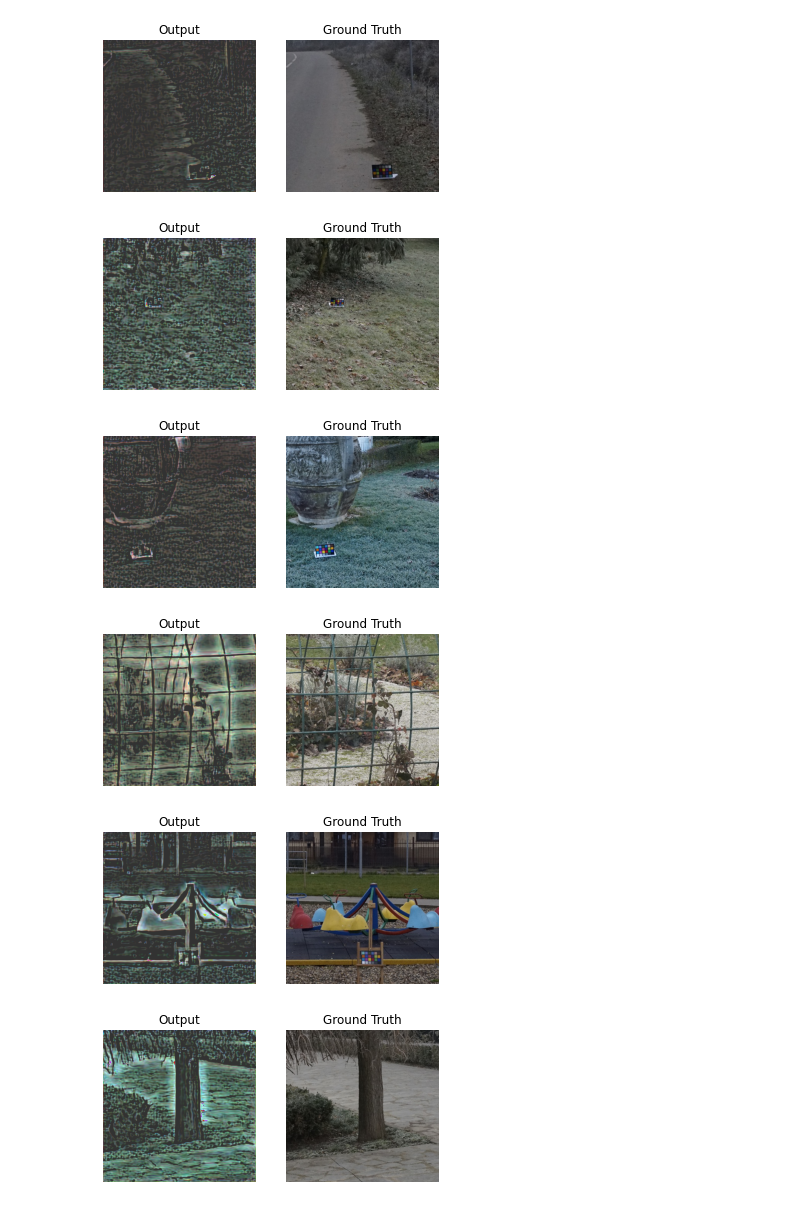
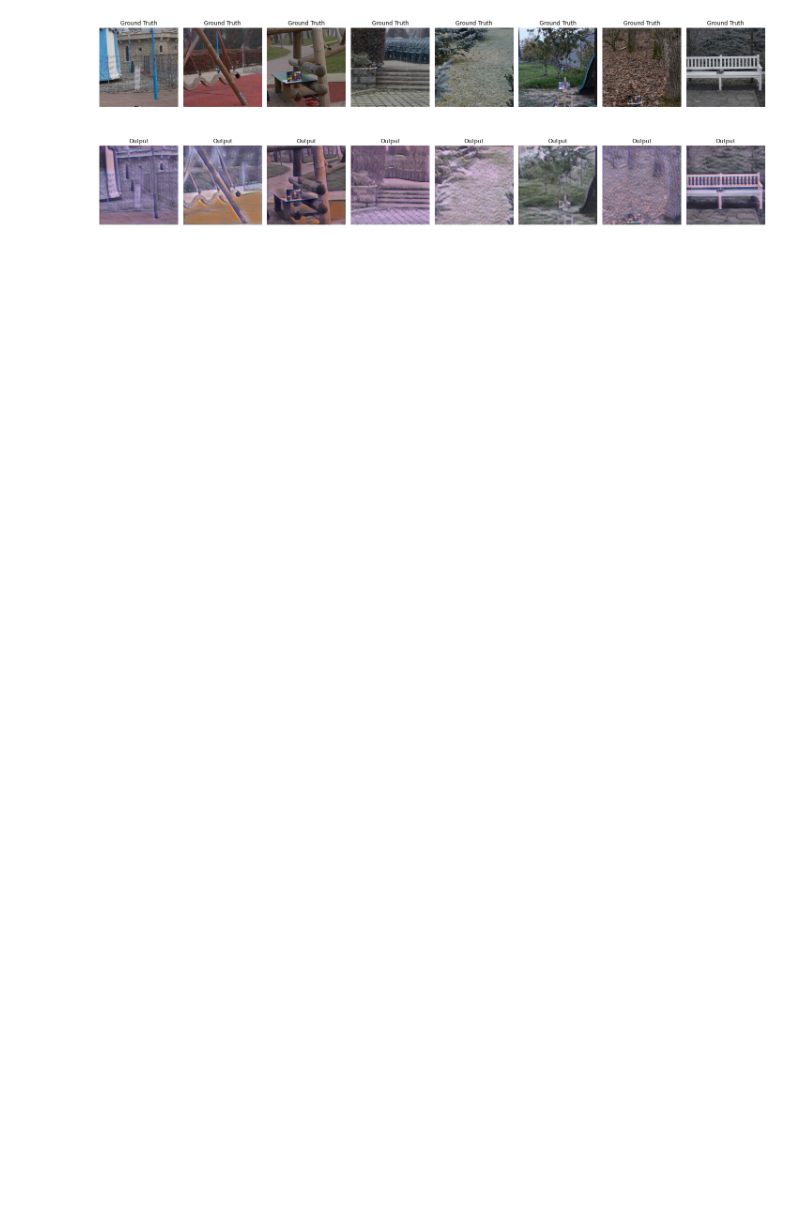
Before and after one commit to devingarg/image-dehazing, a Jupyter notebook: autoencoder_dehazing.ipynb, the cells around one changed output. Drawn from its saved outputs; the diff is of its cells as text; code cells hidden in the pictures; blank space fills up the shorter version.

Commit message:
data augmentation; fixed transforms
- added batchnorm to the network

```diff
--- a/autoencoder_dehazing.ipynb
+++ b/autoencoder_dehazing.ipynb
@@ -126,14 +182,17 @@ class OHaze(Dataset):
 # %%
-
 transform = transforms.Compose([
     transforms.ToTensor(),
     transforms.CenterCrop(400),
     transforms.Normalize(mean=[0.485, 0.456, 0.406], std=[0.229, 0.224, 0.225])
 ])
 
-train_dataset = OHaze("ohaze", mode="train", transform=transform)
-test_dataset = OHaze("ohaze", mode="test", transform=transform)
+target_transform = transforms.Compose([
+    transforms.ToTensor(),
+    transforms.CenterCrop(400),
+])
 
+train_dataset = OHaze("ohaze/train/hazy/output", transform=[transform, target_transform])
+test_dataset = OHazeTest("ohaze/test", transform=[transform, target_transform])
 
-train_loader = DataLoader(train_dataset, batch_size=8, shuffle=True)
-test_loader = DataLoader(test_dataset, batch_size=8)
+train_loader = DataLoader(train_dataset, batch_size=8, shuffle=True, num_workers=4, persistent_workers=True)
+test_loader = DataLoader(test_dataset, batch_size=8,  shuffle=False)
@@ -161 +227,4 @@ Sequential(
+# %%
+learning_rate = 1e-3
+optimizer = optim.Adam(model.parameters(), lr=learning_rate)
 # %%
@@ -215,48 +280,56 @@ with torch.no_grad():
 
         # Forward pass
         outputs = model(images)
 
         # Convert the outputs and targets to numpy arrays
         outputs_np = outputs.cpu().numpy()
         targets_np = targets.numpy()
 
 
         batch_size = outputs.shape[0]
 
+        fig, axs = plt.subplots(2, batch_size, figsize=(20, 8))
+
         for i in range(batch_size):
-            # Plot the results
-            fig, axs = plt.subplots(1, 2)
 
-#             out_range = (np.max(outputs_np[0]), np.min(outputs_np[0]))
-#             print(out_range)
+#             fig, axs = plt.subplots(1, 2)
 
             # get channel-wise max
             maxes = []
             for c in range(3):
                 maxes.append(outputs_np[i][c].max())
             maxes = np.array(maxes)
 
             # normalize using max values
             for c in range(3):
-
                 outputs_np[i][c] /= maxes[c]
             outputs_np[i] *= 255
 
             output = outputs_np[i].astype("uint8")
 
-            axs[0].imshow((output+50).transpose(1, 2, 0))
-            axs[0].set_title("Output")
-            axs[0].axis("off")
+            # Plot ground truth image in the first row
+            axs[0, i].imshow(targets_np[i].transpose(1, 2, 0))
+            axs[0, i].set_title("Ground Truth")
+            axs[0, i].axis("off")
 
-            axs[1].imshow(targets_np[i].transpose(1, 2, 0))
-            axs[1].set_title("Ground Truth")
-            axs[1].axis("off")
+            # Plot predicted image in the second row
+            axs[1, i].imshow((output).transpose(1, 2, 0))
+            axs[1, i].set_title("Output")
+            axs[1, i].axis("off")
 
-            plt.show()
+#             axs[0].imshow((output).transpose(1, 2, 0))
+#             axs[0].set_title("Output")
+#             axs[0].axis("off")
+
+#             axs[1].imshow(targets_np[i].transpose(1, 2, 0))
+#             axs[1].set_title("Ground Truth")
+#             axs[1].axis("off")
+
+#             plt.show()
+
+        plt.tight_layout()
+        plt.show()
+
+        break
 # %% [output]
-[figure, old version]
+[figure, new version]
-[figure, removed]
-[figure, removed]
-[figure, removed]
-[figure, removed]
-[figure, removed]
```
Also changed, not shown: parts of 12 cells of this notebook.
